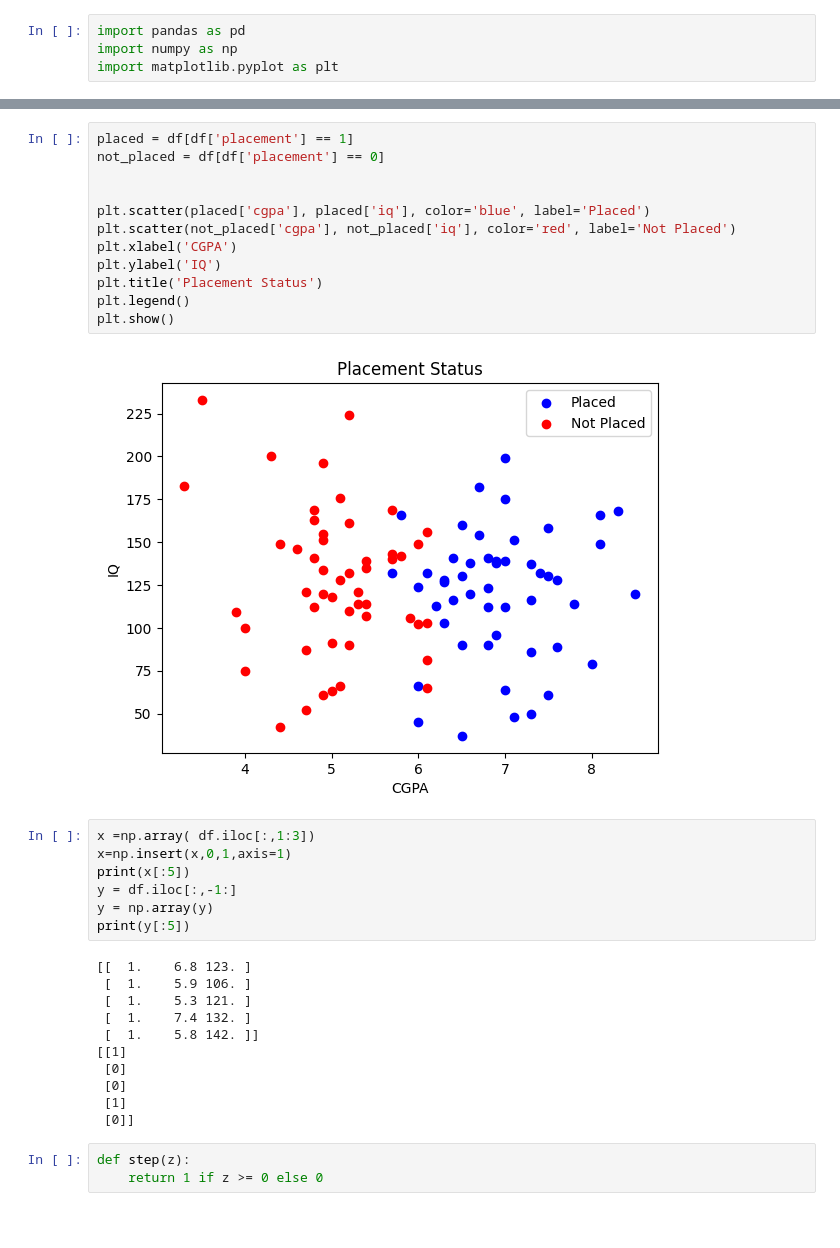
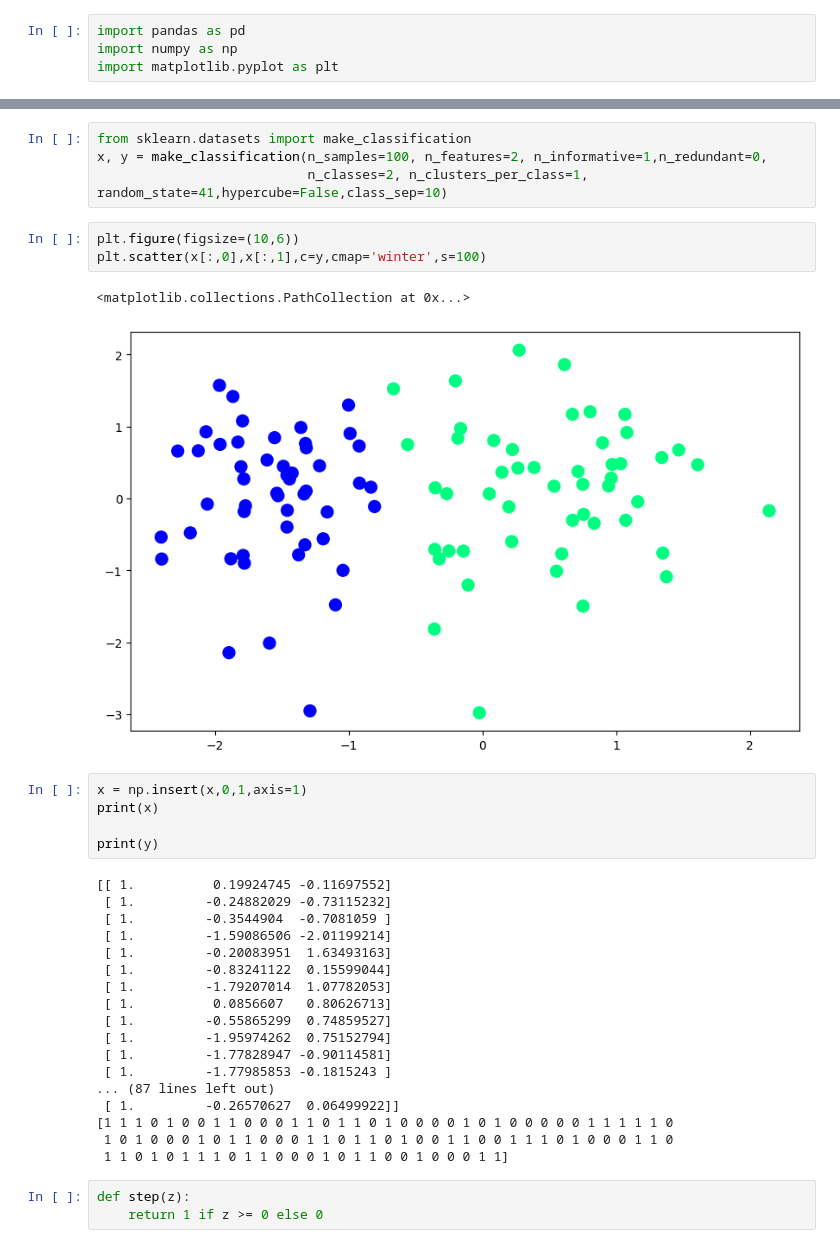
Before and after one commit to nitinshas3/ML_algorithms, a Jupyter notebook: logistic_regression/perceptron.ipynb, the cells around one changed output, grey strips where cells are left out. Cells and saved outputs as stored; diff of their text form; blank space fills up the shorter version.

```diff
--- a/logistic_regression/perceptron.ipynb
+++ b/logistic_regression/perceptron.ipynb
@@ -15,35 +5,36 @@ print(df.head())
+# %%
+from sklearn.datasets import make_classification
+x, y = make_classification(n_samples=100, n_features=2, n_informative=1,n_redundant=0,
+                           n_classes=2, n_clusters_per_class=1, random_state=41,hypercube=False,class_sep=10)
 # %%
-placed = df[df['placement'] == 1]
-not_placed = df[df['placement'] == 0]
-
-
-plt.scatter(placed['cgpa'], placed['iq'], color='blue', label='Placed')
-plt.scatter(not_placed['cgpa'], not_placed['iq'], color='red', label='Not Placed')
-plt.xlabel('CGPA')
-plt.ylabel('IQ')
-plt.title('Placement Status')
-plt.legend()
-plt.show()
+plt.figure(figsize=(10,6))
+plt.scatter(x[:,0],x[:,1],c=y,cmap='winter',s=100)
 # %% [output]
+<matplotlib.collections.PathCollection at 0x...>
-[figure, old version]
+[figure, new version]
 # %%
-x =np.array( df.iloc[:,1:3])
-x=np.insert(x,0,1,axis=1)
-print(x[:5])
-y = df.iloc[:,-1:]
-y = np.array(y)
-print(y[:5])
+x = np.insert(x,0,1,axis=1)
+print(x)
+
+print(y)
 # %% [output]
-[[  1.    6.8 123. ]
- [  1.    5.9 106. ]
- [  1.    5.3 121. ]
- [  1.    7.4 132. ]
- [  1.    5.8 142. ]]
-[[1]
- [0]
- [0]
- [1]
- [0]]
+[[ 1.          0.19924745 -0.11697552]
+ [ 1.         -0.24882029 -0.73115232]
+ [ 1.         -0.3544904  -0.7081059 ]
+ [ 1.         -1.59086506 -2.01199214]
+ [ 1.         -0.20083951  1.63493163]
+ [ 1.         -0.83241122  0.15599044]
+ [ 1.         -1.79207014  1.07782053]
+ [ 1.          0.0856607   0.80626713]
+ [ 1.         -0.55865299  0.74859527]
+ [ 1.         -1.95974262  0.75152794]
+ [ 1.         -1.77828947 -0.90114581]
+ [ 1.         -1.77985853 -0.1815243 ]
+... (87 lines left out)
+ [ 1.         -0.26570627  0.06499922]]
+[1 1 1 0 1 0 0 1 1 0 0 0 1 1 0 1 1 0 1 0 0 0 0 1 0 1 0 0 0 0 0 1 1 1 1 1 0
+ 1 0 1 0 0 0 1 0 1 1 0 0 0 1 1 0 1 1 0 1 0 0 1 1 0 0 1 1 1 0 1 0 0 0 1 1 0
+ 1 1 0 1 0 1 1 1 0 1 1 0 0 0 1 0 1 1 0 0 1 0 0 0 1 1]
 # %%
 def step(z):
     return 1 if z >= 0 else 0
```
Also changed, not shown: parts of 5 cells of this notebook, 1 other file.
